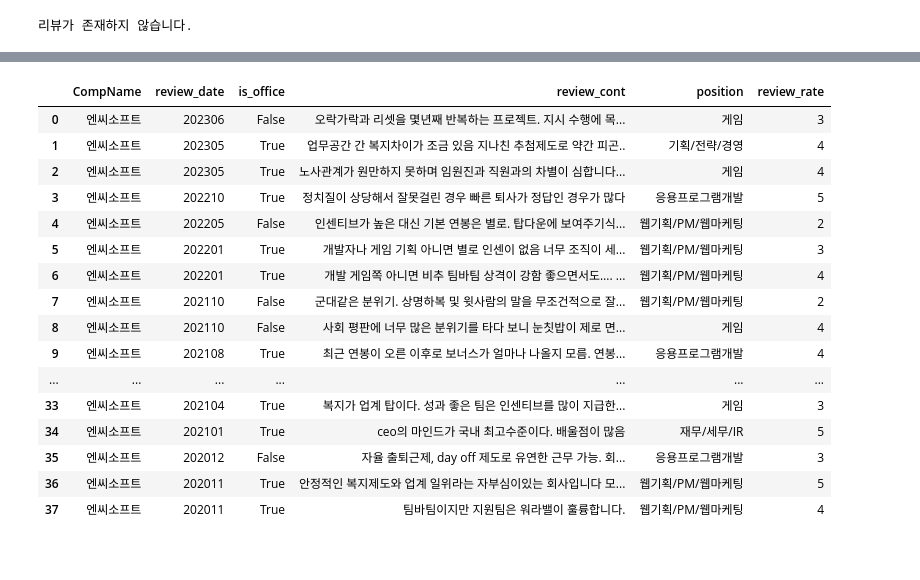
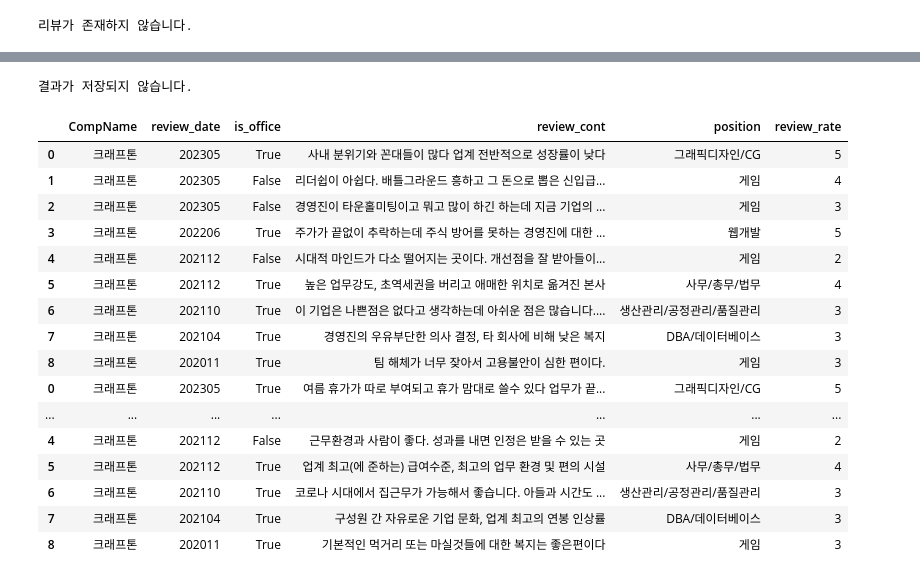
Before and after one commit to parking-place/EZPZ_Project, a Jupyter notebook: modules/crawlers/reviews/new_catch.ipynb, the cells around one changed output, grey strips where cells are left out. Cells and saved outputs as stored; diff of their text form; code cells hidden in the pictures.

```diff
--- a/modules/crawlers/reviews/new_catch.ipynb
+++ b/modules/crawlers/reviews/new_catch.ipynb
@@ -612,22 +639,23 @@ get_review('카카오')
 # %%
 from new_catch import get_review
-# %%
-get_review('NC소프트')
-# %% [output]
-|  | CompName | review_date | is_office | review_cont | position | review_rate |
-| 0 | 엔씨소프트 | 202306 | False | 오락가락과 리셋을 몇년째 반복하는 프로젝트. 지시 수행에 목... | 게임 | 3 |
-| 1 | 엔씨소프트 | 202305 | True | 업무공간 간 복지차이가 조금 있음 지나친 추첨제도로 약간 피곤.. | 기획/전략/경영 | 4 |
-| 2 | 엔씨소프트 | 202305 | True | 노사관계가 원만하지 못하며 임원진과 직원과의 차별이 심합니다... | 게임 | 4 |
-| 3 | 엔씨소프트 | 202210 | True | 정치질이 상당해서 잘못걸린 경우 빠른 퇴사가 정답인 경우가 많다 | 응용프로그램개발 | 5 |
-| 4 | 엔씨소프트 | 202205 | False | 인센티브가 높은 대신 기본 연봉은 별로. 탑다운에 보여주기식... | 웹기획/PM/웹마케팅 | 2 |
-| 5 | 엔씨소프트 | 202201 | True | 개발자나 게임 기획 아니면 별로 인센이 없음 너무 조직이 세... | 웹기획/PM/웹마케팅 | 3 |
-| 6 | 엔씨소프트 | 202201 | True | 개발 게임쪽 아니면 비추 팀바팀 상격이 강함 좋으면서도…. ... | 웹기획/PM/웹마케팅 | 4 |
-| 7 | 엔씨소프트 | 202110 | False | 군대같은 분위기. 상명하복 및 윗사람의 말을 무조건적으로 잘... | 웹기획/PM/웹마케팅 | 2 |
-| 8 | 엔씨소프트 | 202110 | False | 사회 평판에 너무 많은 분위기를 타다 보니 눈칫밥이 제로 면... | 게임 | 4 |
-| 9 | 엔씨소프트 | 202108 | True | 최근 연봉이 오른 이후로 보너스가 얼마나 나올지 모름. 연봉... | 응용프로그램개발 | 4 |
-| ... | ... | ... | ... | ... | ... | ... |
-| 33 | 엔씨소프트 | 202104 | True | 복지가 업계 탑이다. 성과 좋은 팀은 인센티브를 많이 지급한... | 게임 | 3 |
-| 34 | 엔씨소프트 | 202101 | True | ceo의 마인드가 국내 최고수준이다. 배울점이 많음 | 재무/세무/IR | 5 |
-| 35 | 엔씨소프트 | 202012 | False | 자율 출퇴근제, day off 제도로 유연한 근무 가능. 회... | 응용프로그램개발 | 3 |
-| 36 | 엔씨소프트 | 202011 | True | 안정적인 복지제도와 업계 일위라는 자부심이있는 회사입니다 모... | 웹기획/PM/웹마케팅 | 5 |
-| 37 | 엔씨소프트 | 202011 | True | 팀바팀이지만 지원팀은 워라밸이 훌륭합니다. | 웹기획/PM/웹마케팅 | 4 |
+# %%
+get_review('크래프톤', False)
+# %% [output]
+결과가 저장되지 않습니다.
+|  | CompName | review_date | is_office | review_cont | position | review_rate |
+| 0 | 크래프톤 | 202305 | True | 사내 분위기와 꼰대들이 많다 업계 전반적으로 성장률이 낮다 | 그래픽디자인/CG | 5 |
+| 1 | 크래프톤 | 202305 | False | 리더쉽이 아쉽다. 배틀그라운드 흥하고 그 돈으로 뽑은 신입급... | 게임 | 4 |
+| 2 | 크래프톤 | 202305 | False | 경영진이 타운홀미팅이고 뭐고 많이 하긴 하는데 지금 기업의 ... | 게임 | 3 |
+| 3 | 크래프톤 | 202206 | True | 주가가 끝없이 추락하는데 주식 방어를 못하는 경영진에 대한 ... | 웹개발 | 5 |
+| 4 | 크래프톤 | 202112 | False | 시대적 마인드가 다소 떨어지는 곳이다. 개선점을 잘 받아들이... | 게임 | 2 |
+| 5 | 크래프톤 | 202112 | True | 높은 업무강도, 초역세권을 버리고 애매한 위치로 옮겨진 본사 | 사무/총무/법무 | 4 |
+| 6 | 크래프톤 | 202110 | True | 이 기업은 나쁜점은 없다고 생각하는데 아쉬운 점은 많습니다.... | 생산관리/공정관리/품질관리 | 3 |
+| 7 | 크래프톤 | 202104 | True | 경영진의 우유부단한 의사 결정, 타 회사에 비해 낮은 복지 | DBA/데이터베이스 | 3 |
+| 8 | 크래프톤 | 202011 | True | 팀 해체가 너무 잦아서 고용불안이 심한 편이다. | 게임 | 3 |
+| 0 | 크래프톤 | 202305 | True | 여름 휴가가 따로 부여되고 휴가 맘대로 쓸수 있다 업무가 끝... | 그래픽디자인/CG | 5 |
+| ... | ... | ... | ... | ... | ... | ... |
+| 4 | 크래프톤 | 202112 | False | 근무환경과 사람이 좋다. 성과를 내면 인정은 받을 수 있는 곳 | 게임 | 2 |
+| 5 | 크래프톤 | 202112 | True | 업계 최고(에 준하는) 급여수준, 최고의 업무 환경 및 편의 시설 | 사무/총무/법무 | 4 |
+| 6 | 크래프톤 | 202110 | True | 코로나 시대에서 집근무가 가능해서 좋습니다. 아들과 시간도 ... | 생산관리/공정관리/품질관리 | 3 |
+| 7 | 크래프톤 | 202104 | True | 구성원 간 자유로운 기업 문화, 업계 최고의 연봉 인상률 | DBA/데이터베이스 | 3 |
+| 8 | 크래프톤 | 202011 | True | 기본적인 먹거리 또는 마실것들에 대한 복지는 좋은편이다 | 게임 | 3 |
```
Also changed, not shown: parts of 28 cells of this notebook, 1 other file.
